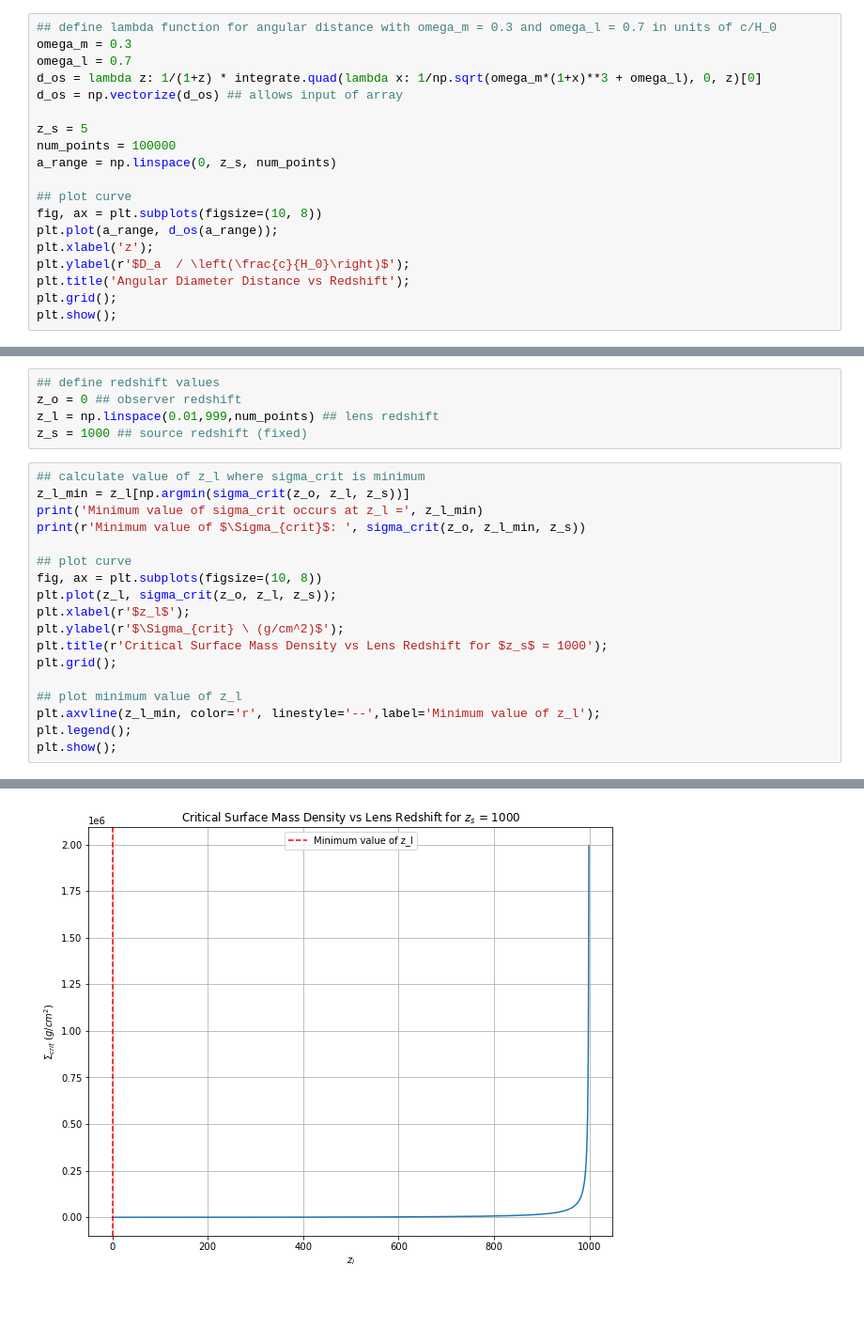
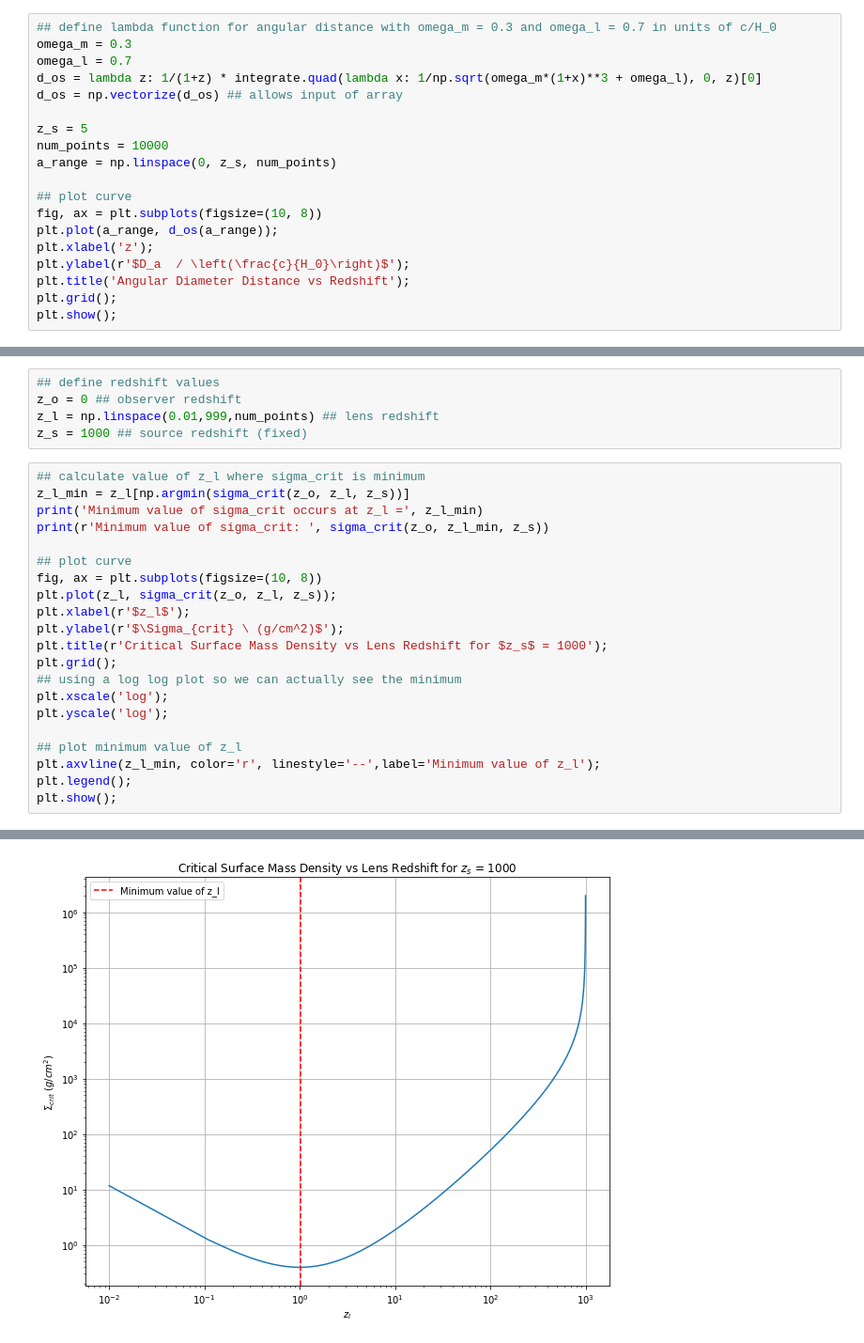
Before and after one commit to tylerbarna/AST8110, a Jupyter notebook: pset02/pset02.ipynb, the cells around one changed output, grey strips where cells are left out. Shown at 94% size. Drawn from its saved outputs; the diff is of its cells as text; blank space fills up the shorter version.

```diff
--- a/pset02/pset02.ipynb
+++ b/pset02/pset02.ipynb
@@ -74,7 +74,7 @@ d_os = lambda z: 1/(1+z) * integrate.quad(lambda x: 1/np.sqrt(omega_m*(1+x)**3 +
 d_os = np.vectorize(d_os) ## allows input of array
 
 z_s = 5
-num_points = 100000
+num_points = 10000
 a_range = np.linspace(0, z_s, num_points)
 
 ## plot curve
@@ -164,7 +168,7 @@ z_s = 1000 ## source redshift (fixed)
 ## calculate value of z_l where sigma_crit is minimum
 z_l_min = z_l[np.argmin(sigma_crit(z_o, z_l, z_s))]
 print('Minimum value of sigma_crit occurs at z_l =', z_l_min)
-print(r'Minimum value of $\Sigma_{crit}$: ', sigma_crit(z_o, z_l_min, z_s))
+print(r'Minimum value of sigma_crit: ', sigma_crit(z_o, z_l_min, z_s))
 
 ## plot curve
 fig, ax = plt.subplots(figsize=(10, 8))
@@ -173,6 +177,9 @@ plt.xlabel(r'$z_l$');
 plt.ylabel(r'$\Sigma_{crit} \ (g/cm^2)$');
 plt.title(r'Critical Surface Mass Density vs Lens Redshift for $z_s$ = 1000');
 plt.grid();
+## using a log log plot so we can actually see the minimum
+plt.xscale('log');
+plt.yscale('log');
 
 ## plot minimum value of z_l
 plt.axvline(z_l_min, color='r', linestyle='--',label='Minimum value of z_l');
@@ -184 +191 @@ Minimum value of $\Sigma_{crit}$:  0.39326002622789485 cm2 g
-[figure, old version]
+[figure, new version]
```
Also changed, not shown: parts of 5 cells of this notebook.
